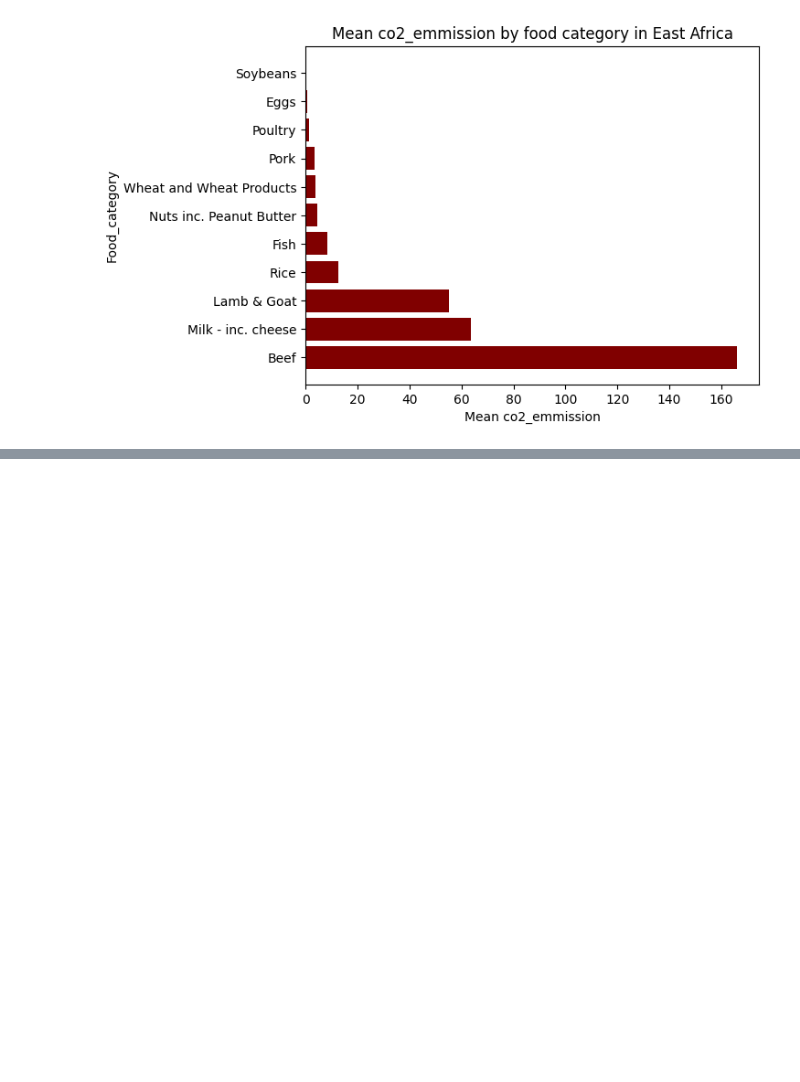
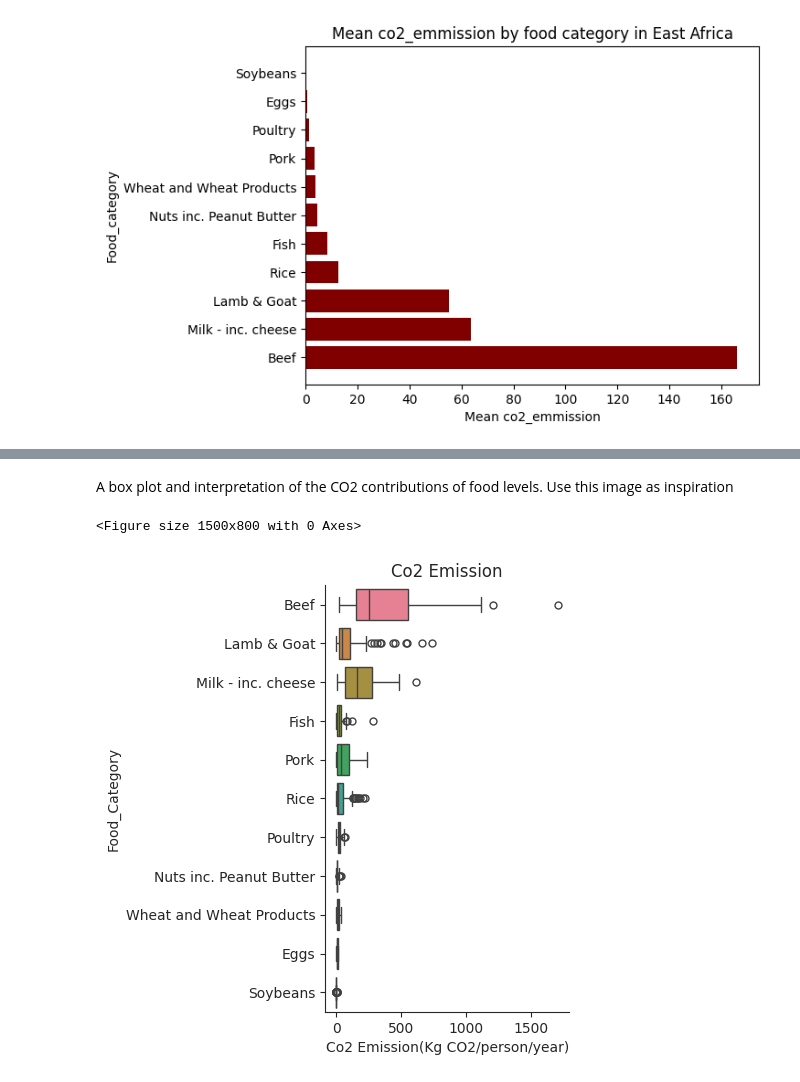
Before and after one commit to Mercymerine/Pandas-Analysis, a Jupyter notebook: food_carbon_footprint.ipynb, the cells around one changed output, grey strips where cells are left out. Saved outputs shown, nothing was run; the diff lists cells and outputs as text; code cells hidden in the pictures; blank space fills up the shorter version.

```diff
--- a/food_carbon_footprint.ipynb
+++ b/food_carbon_footprint.ipynb
@@ -236,0 +237,13 @@ plt.show()
+# %% [markdown]
+A box plot and interpretation of the CO2 contributions of food levels. Use this image as inspiration
+# %%
+sns.set_style('whitegrid', {'grid.color':'grey'})
+plt.figure(figsize=(15, 8))
+sns.catplot(x='co2_emmission', y ='food_category', data =sorted_food, kind='box', hue='food_category' )
+plt.xlabel('Co2 Emission(Kg CO2/person/year)')
+plt.ylabel('Food_Category')
+plt.title('Co2 Emission')
+plt.show()
+# %% [output]
+<Figure size 1500x800 with 0 Axes>
+[figure, added]
```
Also changed, not shown: parts of 1 cell of this notebook.
